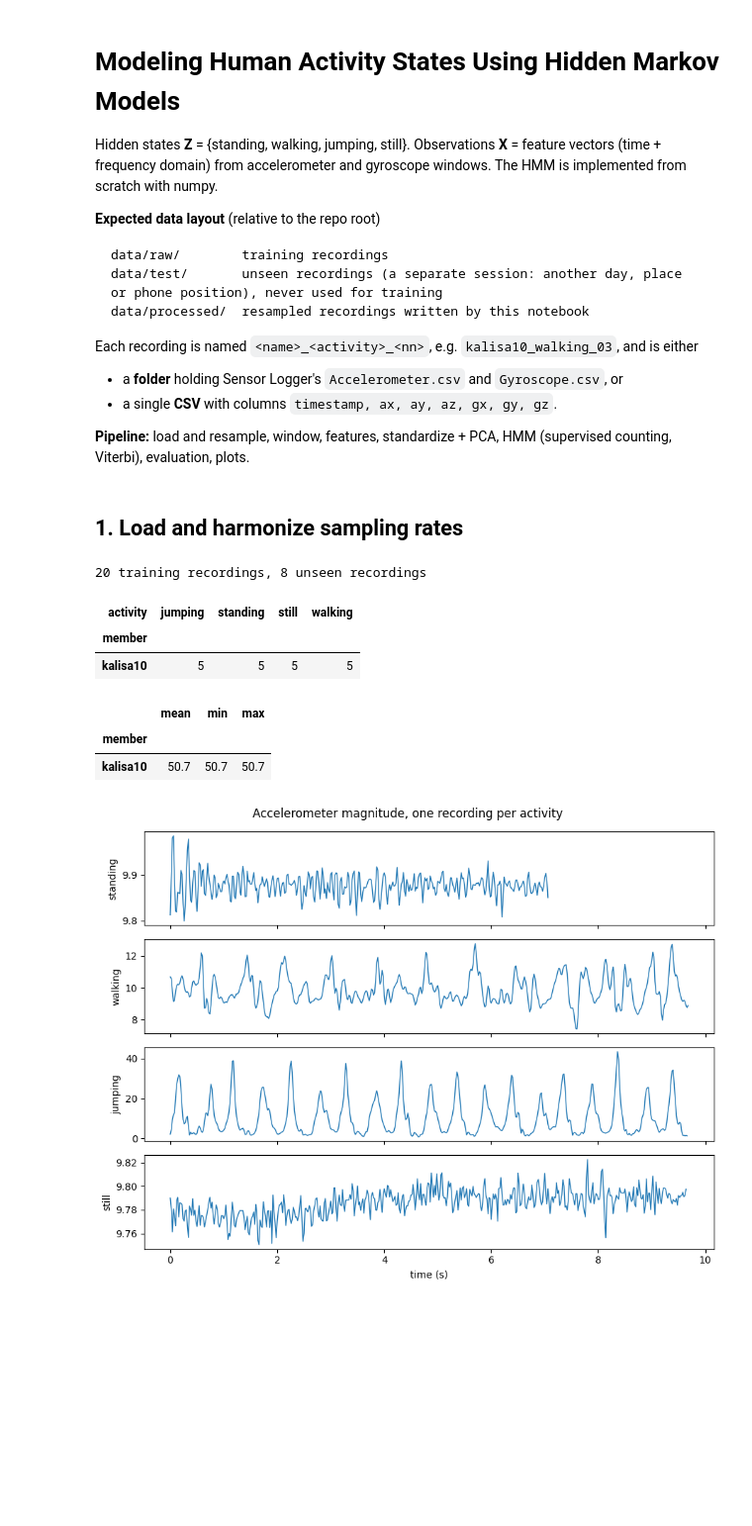
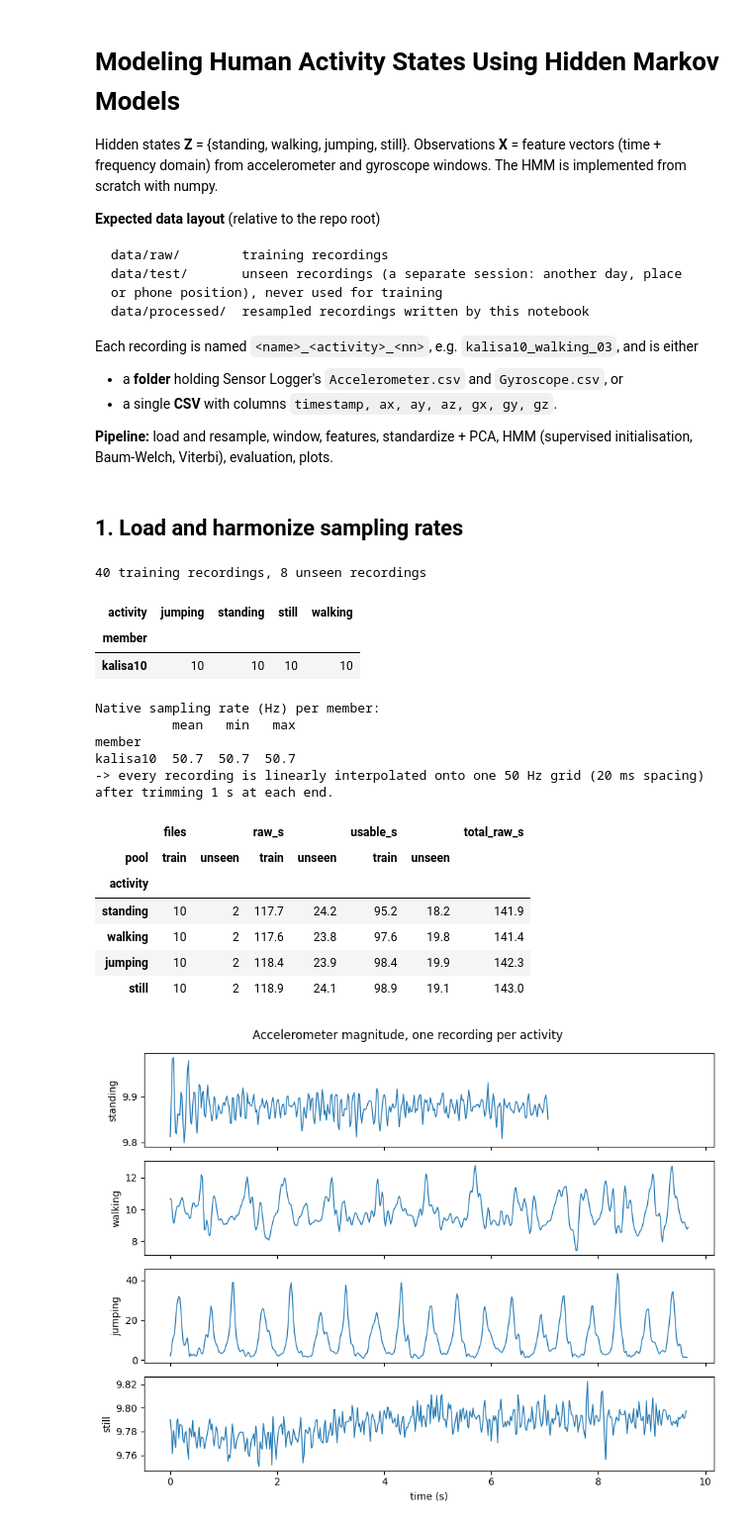
Before and after one commit to kalisa10/Formative-2---Hidden-Markov-Models, a Jupyter notebook: notebooks/hmm_activity_recognition.ipynb, the cells around one changed output. Shown at 99% size. Cells and saved outputs as stored; diff of their text form; code cells hidden in the pictures; blank space fills up the shorter version.

```diff
--- a/notebooks/hmm_activity_recognition.ipynb
+++ b/notebooks/hmm_activity_recognition.ipynb
@@ -15,7 +15,7 @@ Each recording is named `<name>_<activity>_<nn>`, e.g. `kalisa10_walking_03`, an
 * a **folder** holding Sensor Logger's `Accelerometer.csv` and `Gyroscope.csv`, or
 * a single **CSV** with columns `timestamp, ax, ay, az, gx, gy, gz`.
 
-**Pipeline:** load and resample, window, features, standardize + PCA, HMM (supervised counting, Viterbi), evaluation, plots.
+**Pipeline:** load and resample, window, features, standardize + PCA, HMM (supervised initialisation, Baum-Welch, Viterbi), evaluation, plots.
 # %%
 import os
 from pathlib import Path
@@ -63,7 +65,7 @@ def parse_name(path):
 
 
 def load_recording(path):
-    """Return (DataFrame of the 6 channels resampled to TARGET_FS, native sampling rate)."""
+    """Return (DataFrame of the 6 channels resampled to TARGET_FS, native sampling rate, raw seconds)."""
     path = Path(path)
     if path.is_dir():                                   # Sensor Logger export
         # TotalAcceleration keeps gravity, so the mean features encode phone orientation
@@ -88,7 +90,7 @@ def load_recording(path):
     out = pd.DataFrame({'timestamp': grid - grid[0]})
     for c in CHANNELS:
         out[c] = np.interp(grid, *series[c])
-    return out, native_fs
+    return out, native_fs, ta[-1] - ta[0]
 
 
 def list_recordings(folder):
@@ -104,10 +106,11 @@ def load_pool(folder, save_to=None):
     recs, rows = [], []
     for p in list_recordings(folder):
         member, activity = parse_name(p)
-        df, native_fs = load_recording(p)
+        df, native_fs, raw_sec = load_recording(p)
         recs.append({'name': p.stem, 'member': member, 'activity': activity, 'data': df})
         rows.append({'name': p.stem, 'member': member, 'activity': activity,
-                     'native_fs_hz': round(native_fs, 1), 'seconds': round(len(df) / TARGET_FS, 1)})
+                     'native_fs_hz': round(native_fs, 1), 'raw_seconds': round(raw_sec, 1),
+                     'seconds': round(len(df) / TARGET_FS, 1)})
         if save_to is not None:
             save_to.mkdir(parents=True, exist_ok=True)
             df.to_csv(save_to / f'{p.stem}.csv', index=False)
@@ -119,17 +122,34 @@ test_pool, inv_test = load_pool(TEST_DIR)
 print(f'{len(train_pool)} training recordings, {len(test_pool)} unseen recordings')
 inv_train.groupby(['member', 'activity']).size().unstack(fill_value=0)
 # %% [output]
-20 training recordings, 8 unseen recordings
+40 training recordings, 8 unseen recordings
 | activity | jumping | standing | still | walking |
 | member |  |  |  |  |
-| kalisa10 | 5 | 5 | 5 | 5 |
+| kalisa10 | 10 | 10 | 10 | 10 |
 # %%
-# Native sampling rate of the recording phone (for the report)
-pd.concat([inv_train, inv_test]).groupby('member')['native_fs_hz'].agg(['mean', 'min', 'max']).round(1)
+# Sampling rate of the recording phone, and how much data each activity has (for the report)
+inv_all = pd.concat([inv_train.assign(pool='train'), inv_test.assign(pool='unseen')])
+print('Native sampling rate (Hz) per member:')
+print(inv_all.groupby('member')['native_fs_hz'].agg(['mean', 'min', 'max']).round(1))
+print(f'-> every recording is linearly interpolated onto one {TARGET_FS} Hz grid '
+      f'({1000 / TARGET_FS:.0f} ms spacing) after trimming {TRIM_SEC:.0f} s at each end.\n')
+vol = inv_all.groupby(['activity', 'pool']).agg(files=('name', 'size'), raw_s=('raw_seconds', 'sum'),
+                                               usable_s=('seconds', 'sum')).unstack('pool').round(1)
+vol['total_raw_s'] = vol['raw_s'].sum(axis=1)
+vol.loc[ACTIVITIES]
 # %% [output]
+Native sampling rate (Hz) per member:
+          mean   min   max
+member
+kalisa10  50.7  50.7  50.7
+-> every recording is linearly interpolated onto one 50 Hz grid (20 ms spacing) after trimming 1 s at each end.
-|  | mean | min | max |
-| member |  |  |  |
-| kalisa10 | 50.7 | 50.7 | 50.7 |
+|  | files |  | raw_s |  | usable_s |  | total_raw_s |
+| pool | train | unseen | train | unseen | train | unseen |  |
+| activity |  |  |  |  |  |  |  |
+| standing | 10 | 2 | 117.7 | 24.2 | 95.2 | 18.2 | 141.9 |
+| walking | 10 | 2 | 117.6 | 23.8 | 97.6 | 19.8 | 141.4 |
+| jumping | 10 | 2 | 118.4 | 23.9 | 98.4 | 19.9 | 142.3 |
+| still | 10 | 2 | 118.9 | 24.1 | 98.9 | 19.1 | 143.0 |
 # %%
 # Example raw signal per activity (accelerometer magnitude)
 fig, axes = plt.subplots(K, 1, figsize=(9, 7), sharex=True)
```
Also changed, not shown: parts of 20 cells of this notebook, 8 other files.
